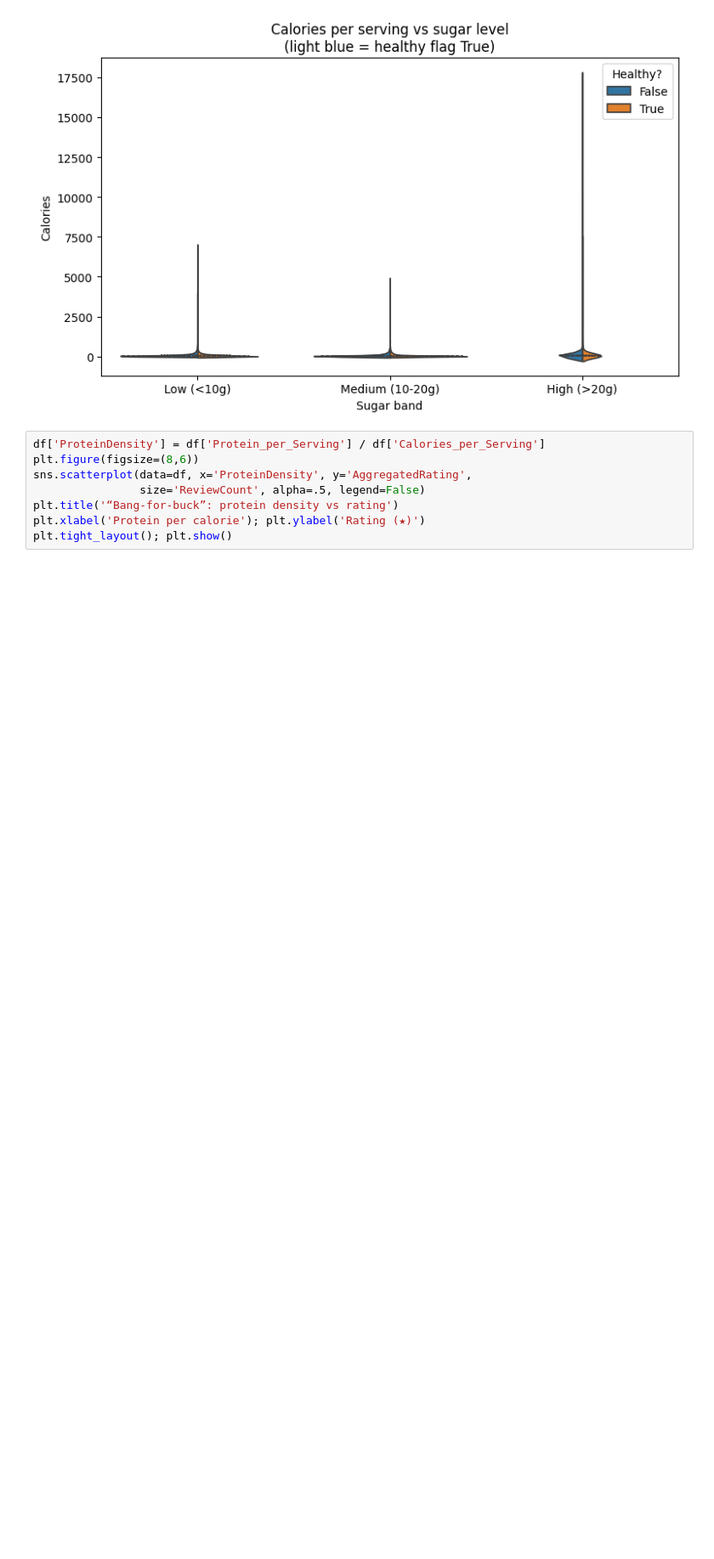
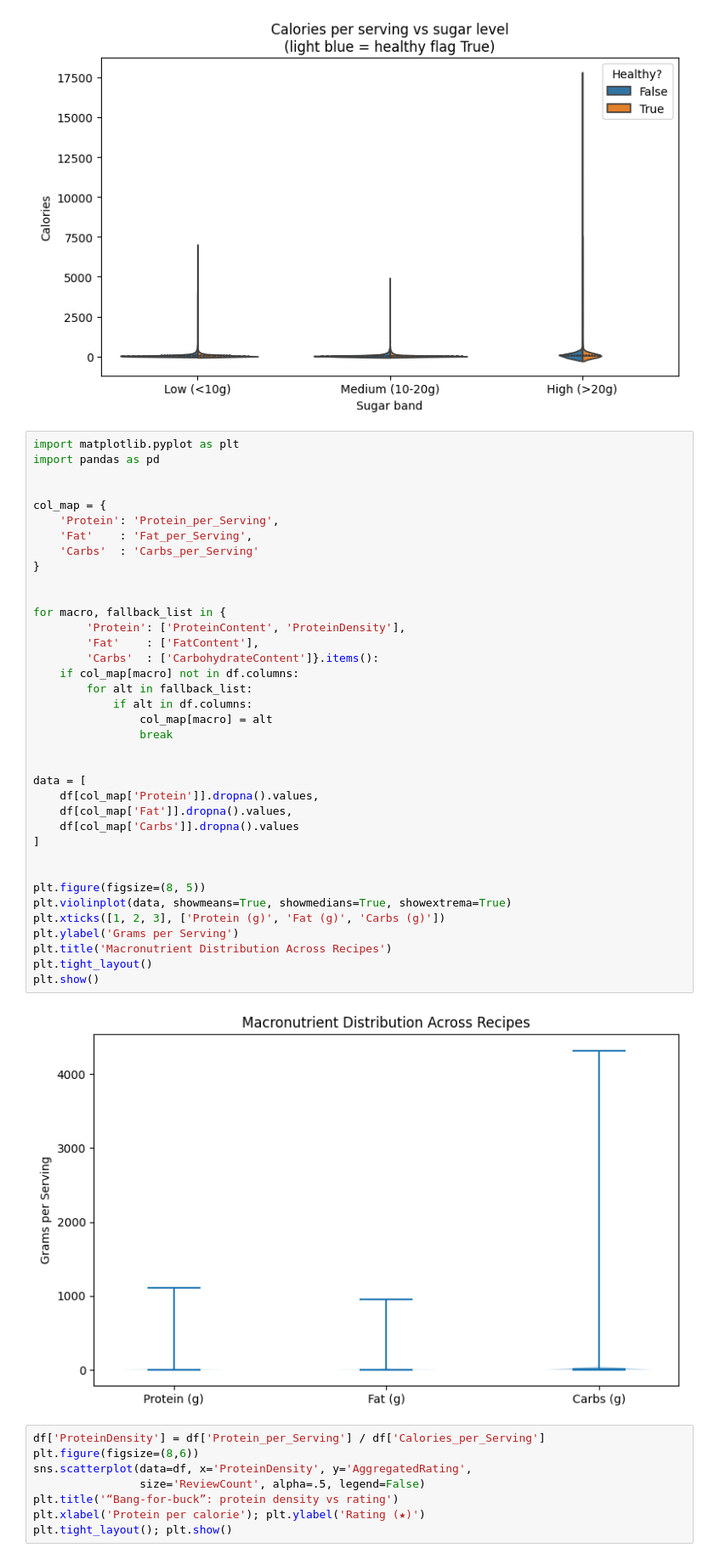
Before and after one commit to pallavibiswas/439-diet-recommendation-system, a Jupyter notebook: data_visualization.ipynb, the cells around one changed output. Shown at 85% size. Saved outputs shown, nothing was run; the diff lists cells and outputs as text; blank space fills up the shorter version.

```diff
--- a/data_visualization.ipynb
+++ b/data_visualization.ipynb
@@ -41,6 +62,45 @@ plt.legend(title='Healthy?')
 plt.tight_layout(); plt.show()
 # %% [output]
 [figure]
+# %%
+import matplotlib.pyplot as plt
+import pandas as pd
+
+
+col_map = {
+    'Protein': 'Protein_per_Serving',
+    'Fat'    : 'Fat_per_Serving',
+    'Carbs'  : 'Carbs_per_Serving'
+}
+
+
+for macro, fallback_list in {
+        'Protein': ['ProteinContent', 'ProteinDensity'],
+        'Fat'    : ['FatContent'],
+        'Carbs'  : ['CarbohydrateContent']}.items():
+    if col_map[macro] not in df.columns:
+        for alt in fallback_list:
+            if alt in df.columns:
+                col_map[macro] = alt
+                break
+
+
+data = [
+    df[col_map['Protein']].dropna().values,
+    df[col_map['Fat']].dropna().values,
+    df[col_map['Carbs']].dropna().values
+]
+
+
+plt.figure(figsize=(8, 5))
+plt.violinplot(data, showmeans=True, showmedians=True, showextrema=True)
+plt.xticks([1, 2, 3], ['Protein (g)', 'Fat (g)', 'Carbs (g)'])
+plt.ylabel('Grams per Serving')
+plt.title('Macronutrient Distribution Across Recipes')
+plt.tight_layout()
+plt.show()
+# %% [output]
+[figure, added]
 # %%
 df['ProteinDensity'] = df['Protein_per_Serving'] / df['Calories_per_Serving']
 plt.figure(figsize=(8,6))
```
Also changed, not shown: parts of 8 cells of this notebook.
